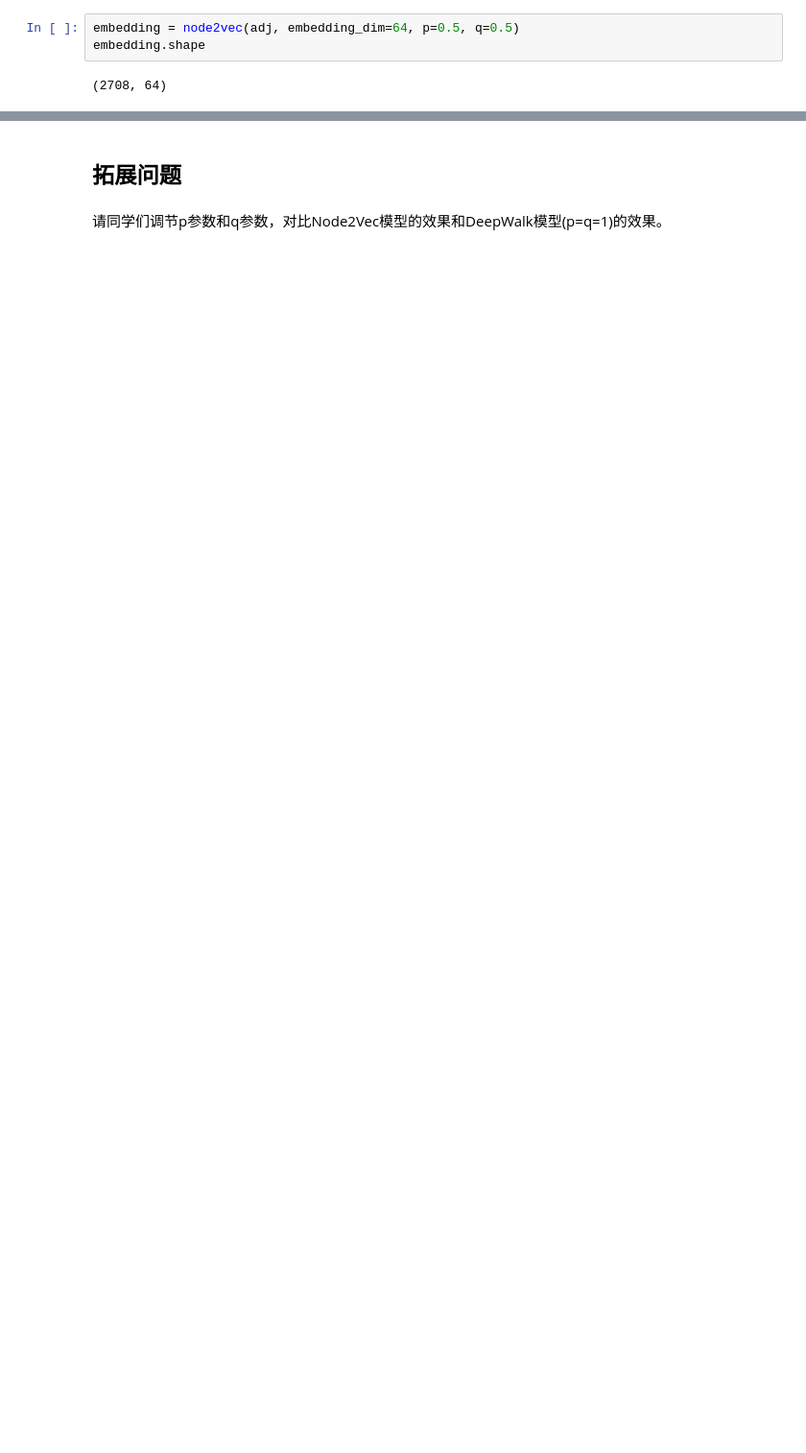
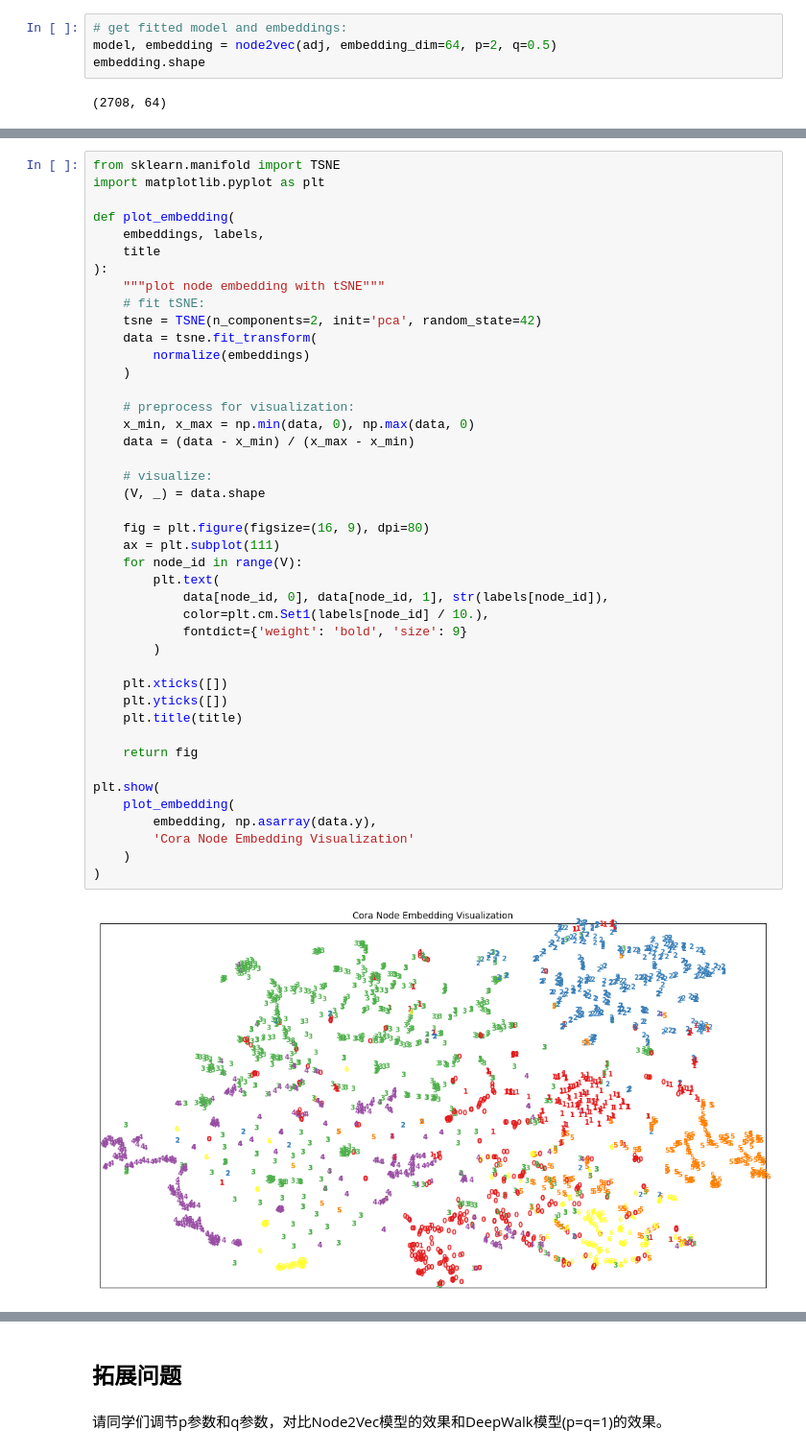
Before and after one commit to AlexGeControl/Graph-Neural-Network, a Jupyter notebook: workspace/assignments/01-graph-embedding/assignment.ipynb, the cells around one changed output, grey strips where cells are left out. Shown: that part at 96% size. Drawn from its saved outputs; the diff is of its cells as text; blank space fills up the shorter version.

Commit message:
Finish Assignment 01, Graph Embedding.

```diff
--- a/workspace/assignments/01-graph-embedding/assignment.ipynb
+++ b/workspace/assignments/01-graph-embedding/assignment.ipynb
@@ -126,5 +244,6 @@ adj = to_scipy_sparse_matrix(data.edge_index)
 # %%
-embedding = node2vec(adj, embedding_dim=64, p=0.5, q=0.5)
+# get fitted model and embeddings:
+model, embedding = node2vec(adj, embedding_dim=64, p=2, q=0.5)
 embedding.shape
 # %% [output]
 (2708, 64)
@@ -149,0 +250,45 @@ def evaluate_node_classification(embedding_matrix, labels, train_mask,
+# %%
+from sklearn.manifold import TSNE
+import matplotlib.pyplot as plt
+
+def plot_embedding(
+    embeddings, labels,
+    title
+):
+    """plot node embedding with tSNE"""
+    # fit tSNE:
+    tsne = TSNE(n_components=2, init='pca', random_state=42)
+    data = tsne.fit_transform(
+        normalize(embeddings)
+    )
+
+    # preprocess for visualization:
+    x_min, x_max = np.min(data, 0), np.max(data, 0)
+    data = (data - x_min) / (x_max - x_min)
+
+    # visualize:
+    (V, _) = data.shape
+
+    fig = plt.figure(figsize=(16, 9), dpi=80)
+    ax = plt.subplot(111)
+    for node_id in range(V):
+        plt.text(
+            data[node_id, 0], data[node_id, 1], str(labels[node_id]),
+            color=plt.cm.Set1(labels[node_id] / 10.),
+            fontdict={'weight': 'bold', 'size': 9}
+        )
+
+    plt.xticks([])
+    plt.yticks([])
+    plt.title(title)
+
+    return fig
+
+plt.show(
+    plot_embedding(
+        embedding, np.asarray(data.y),
+        'Cora Node Embedding Visualization'
+    )
+)
+# %% [output]
+[figure, added]
```
Also changed, not shown: parts of 11 cells of this notebook, 47 other files.
